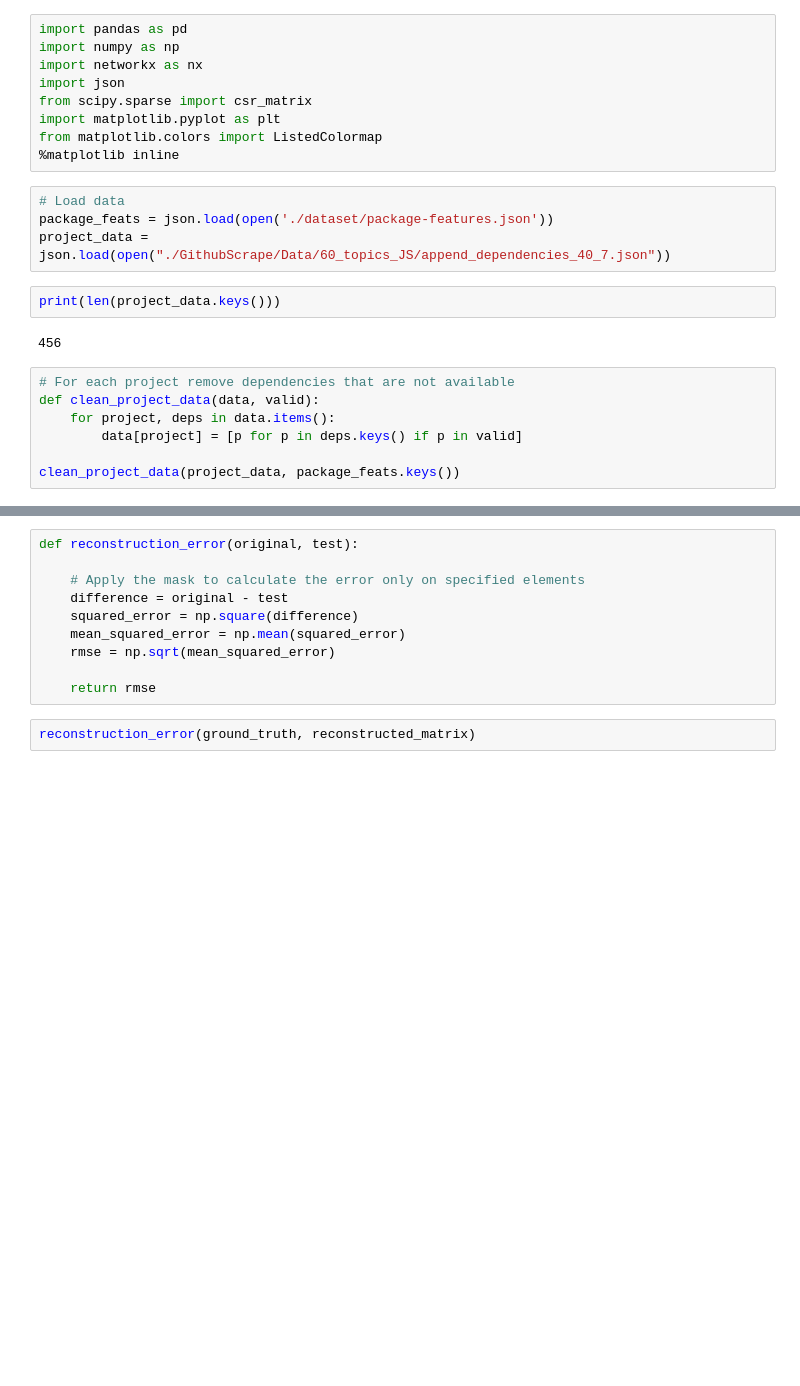
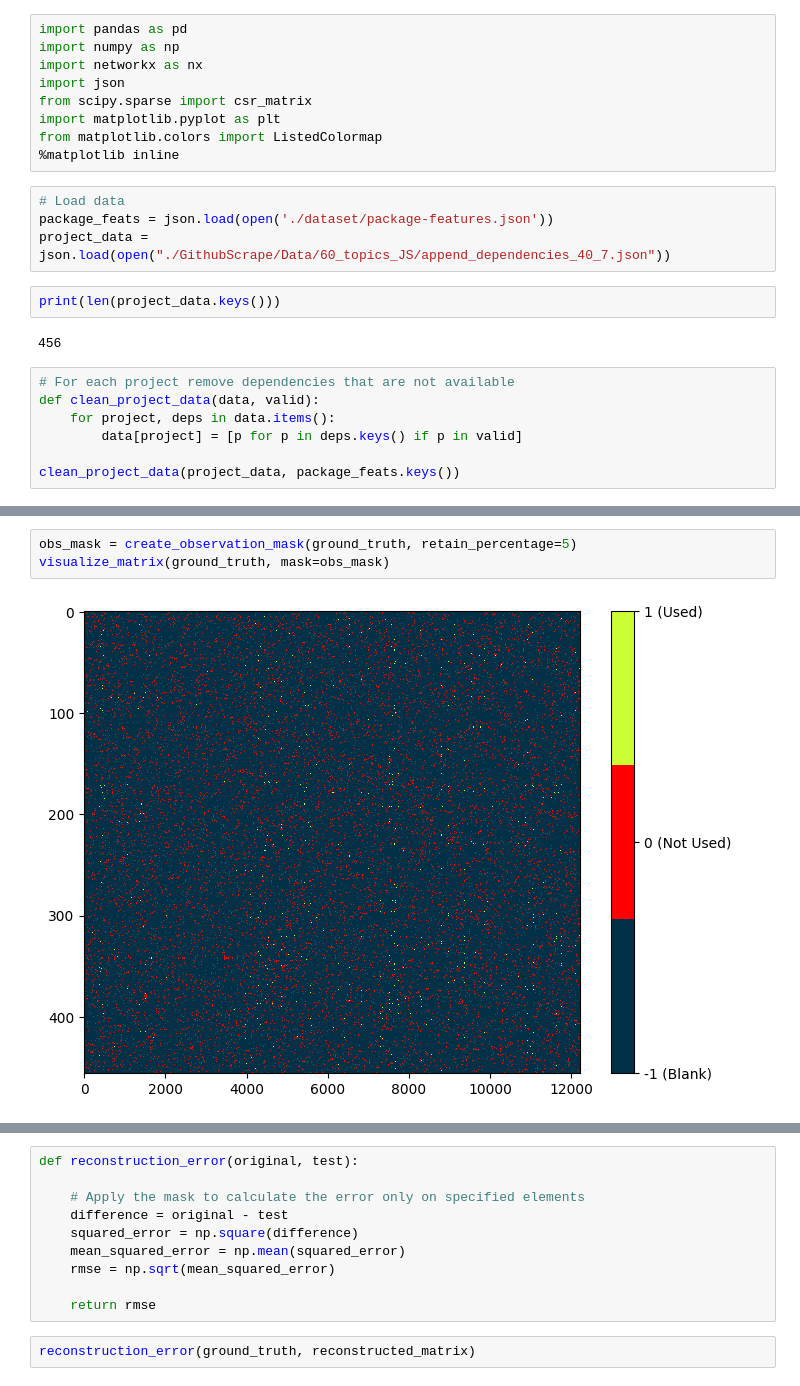
Before and after one commit to rahul0299/graphml-package-dependency-recommendation, a Jupyter notebook: matrix-cf.ipynb, the cells around one changed output, grey strips where cells are left out. Cells and saved outputs as stored; diff of their text form; blank space fills up the shorter version.

```diff
--- a/matrix-cf.ipynb
+++ b/matrix-cf.ipynb
@@ -90,3 +96,8 @@ visualize_matrix(training_matrix)
+# %%
+obs_mask = create_observation_mask(ground_truth, retain_percentage=5)
+visualize_matrix(ground_truth, mask=obs_mask)
+# %% [output]
+[figure, added]
 # %%
 from IPython.display import clear_output
 
```
Also changed, not shown: parts of 12 cells of this notebook.
